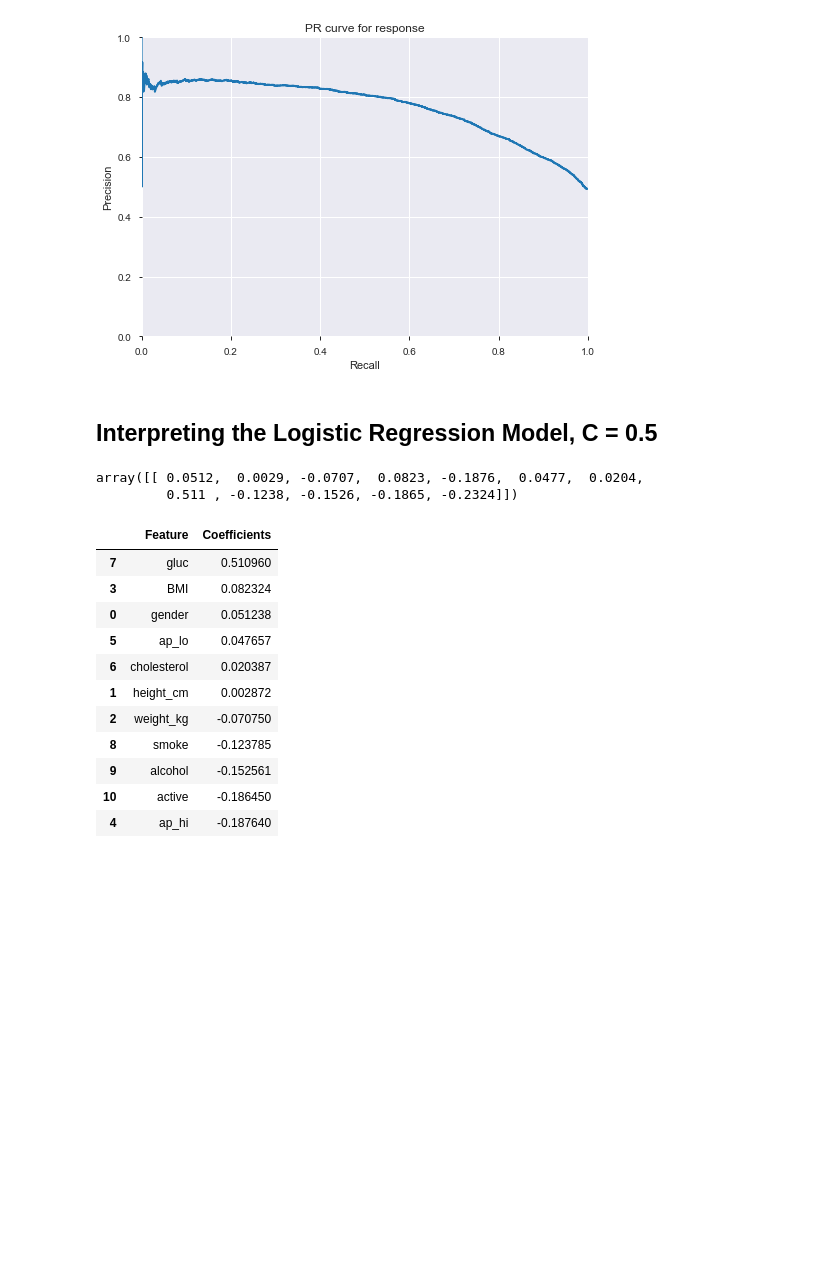
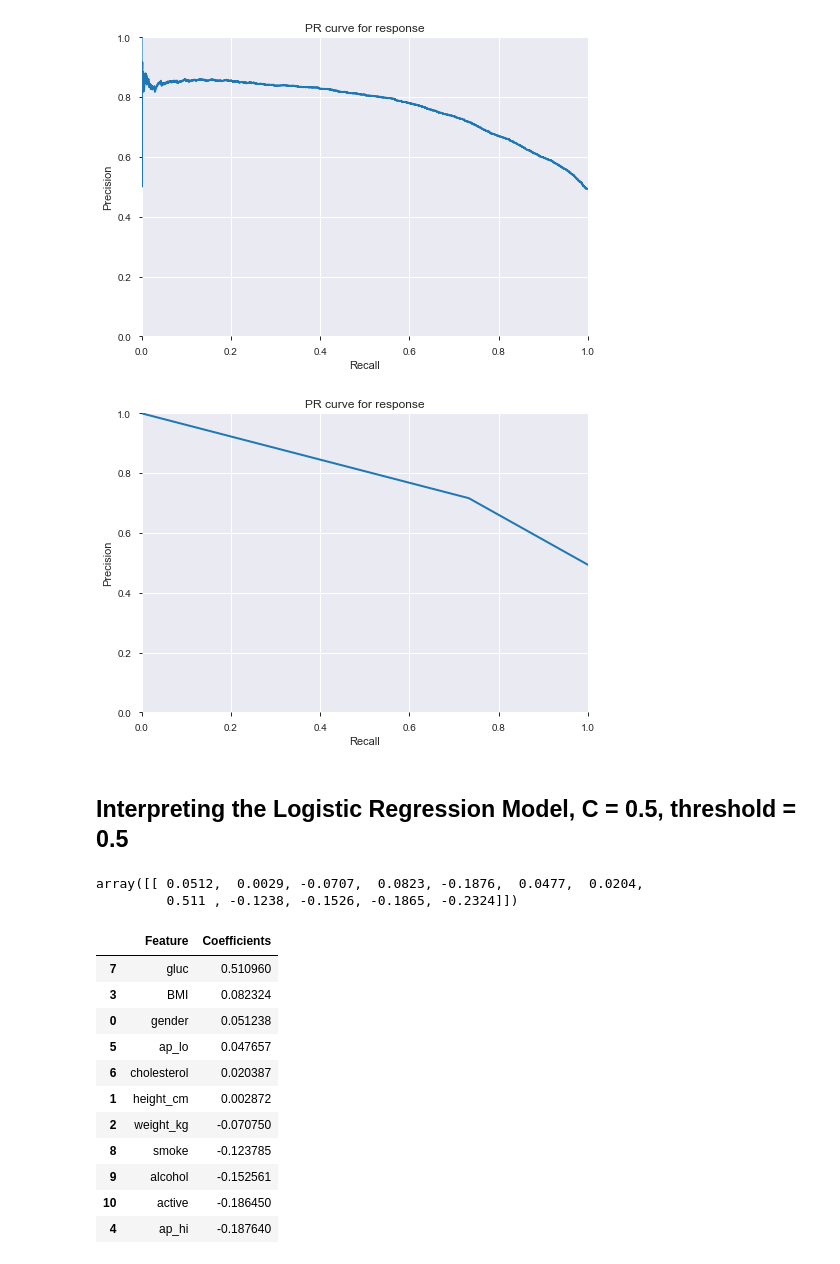
Before and after one commit to jsbernet/capstone_healthcare, a Jupyter notebook: modeling/Cardio_logistic.ipynb, the cells around one changed output. Drawn from its saved outputs; the diff is of its cells as text; code cells hidden in the pictures; blank space fills up the shorter version.

```diff
--- a/modeling/Cardio_logistic.ipynb
+++ b/modeling/Cardio_logistic.ipynb
@@ -673,11 +735,27 @@ plt.savefig('PR_logistic_C_5_plot.pdf')
 plt.show()
 # %% [output]
 [figure]
+# %%
+# let's see what the Precision-Recall curve looks like
+# for the logistic regression model, C = 0.5
+# threshold set to 0.45
+
+precision45, recall45, thresholds45 = precision_recall_curve(y_test, y_pred_class_altthrs45)
+
+# plot the PR curve for logistic regression, C = 0.5
+# threshold set to 0.45
+
+plot_pr_curve(recall45, precision45)
+plt.savefig('PR_logistic_C5_thresh45_plot.pdf')
+plt.show()
+# %% [output]
+[figure, added]
 # %% [markdown]
-## Interpreting the Logistic Regression Model, C = 0.5
+## Interpreting the Logistic Regression Model, C = 0.5, threshold = 0.5
-# %%
-log_reg_5.coef_
-# %% [output]
-array([[ 0.0512,  0.0029, -0.0707,  0.0823, -0.1876,  0.0477,  0.0204,
-         0.511 , -0.1238, -0.1526, -0.1865, -0.2324]])
+# %%
+#for threshold 0.5
+log_reg_5.coef_
+# %% [output]
+array([[ 0.0512,  0.0029, -0.0707,  0.0823, -0.1876,  0.0477,  0.0204,
+         0.511 , -0.1238, -0.1526, -0.1865, -0.2324]])
 # %%
```
Also changed, not shown: parts of 21 cells of this notebook.
